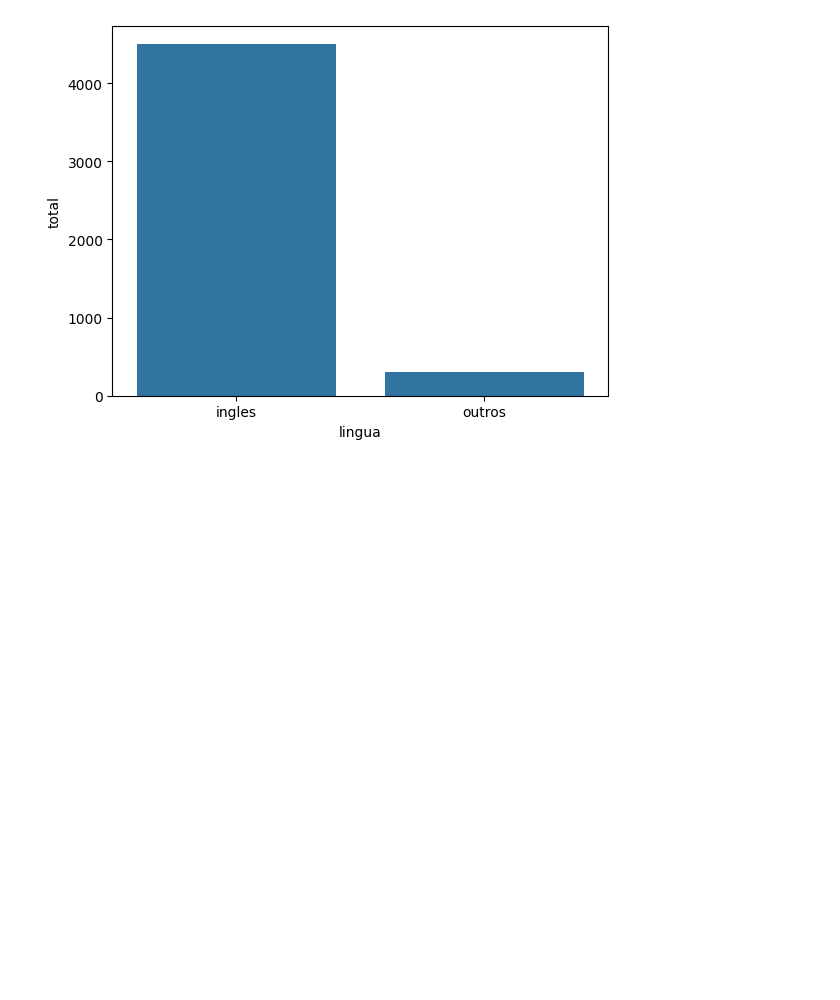
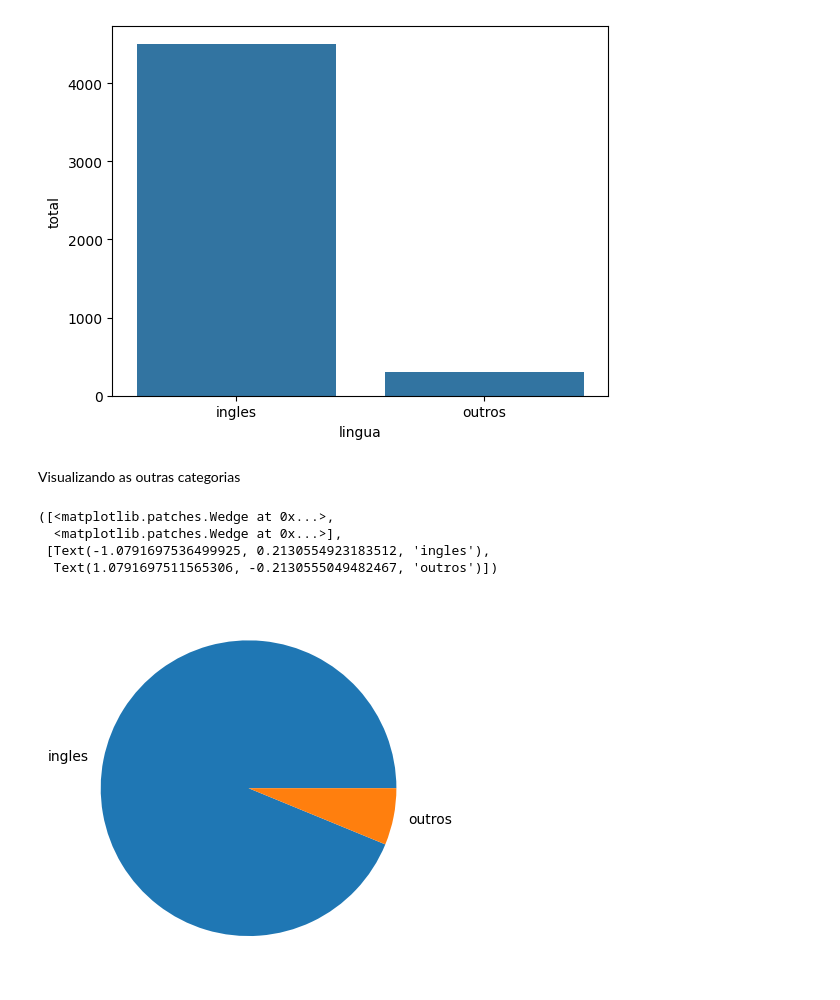
Before and after one commit to DeniseYuki/-Data-Science-analise-e-visualiza-o-de-dado, a Jupyter notebook: Introdução_a_Data_Science.ipynb, the cells around one changed output. Cells and saved outputs as stored; diff of their text form; code cells hidden in the pictures; blank space fills up the shorter version.

```diff
--- a/Introdução_a_Data_Science.ipynb
+++ b/Introdução_a_Data_Science.ipynb
@@ -375,3 +375,14 @@ sns.barplot(x="lingua", y="total", data=dados)
 # %% [output]
 <Axes: xlabel='lingua', ylabel='total'>
 [figure]
+# %% [markdown]
+Visualizando as outras categorias
+# %%
+
+plt.pie(dados["total"], labels=dados["lingua"])
+# %% [output]
+([<matplotlib.patches.Wedge at 0x...>,
+  <matplotlib.patches.Wedge at 0x...>],
+ [Text(-1.0791697536499925, 0.2130554923183512, 'ingles'),
+  Text(1.0791697511565306, -0.2130555049482467, 'outros')])
+[figure, added]
```
